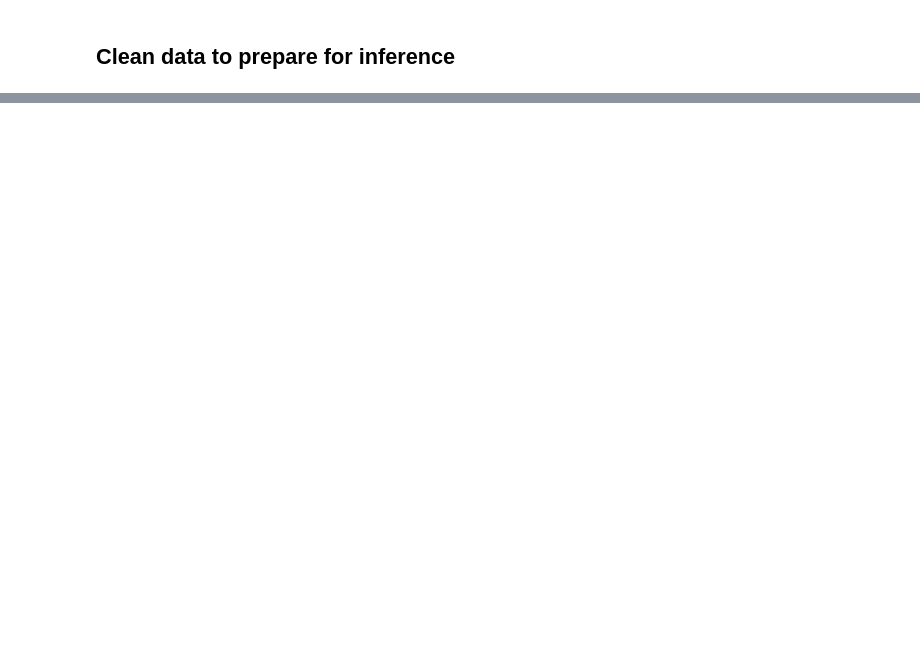
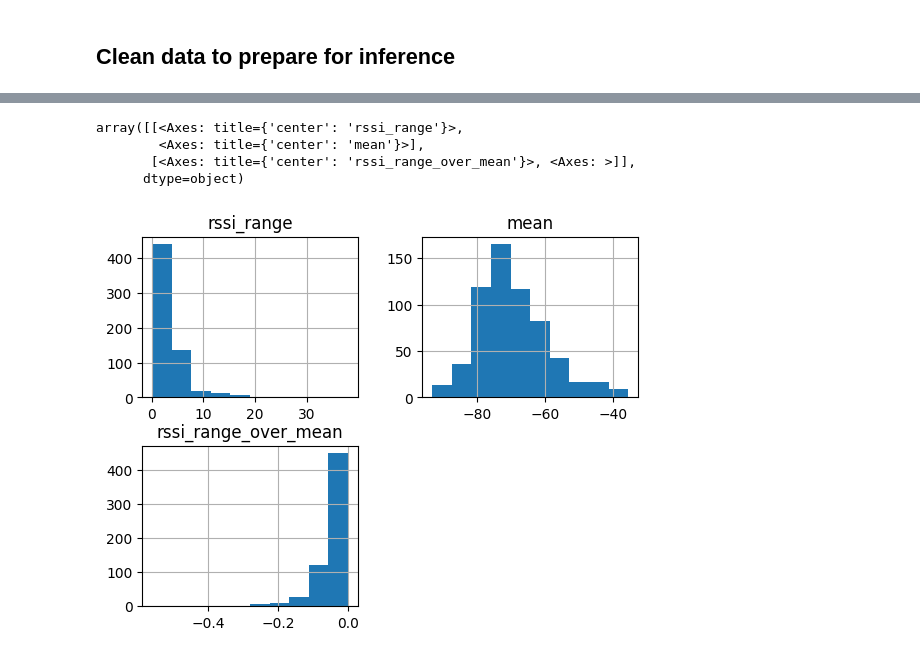
Before and after one commit to kevinzluo/where-my-wifi, a Jupyter notebook: code/data cleaning.ipynb, the cells around one changed output, grey strips where cells are left out. Drawn from its saved outputs; the diff is of its cells as text; code cells hidden in the pictures; blank space fills up the shorter version.

```diff
--- a/code/data cleaning.ipynb
+++ b/code/data cleaning.ipynb
@@ -344,0 +414,12 @@ display(df_clean.head(12))
+# %%
+df_clean.groupby("mid")["rssi_sample"].agg(
+    rssi_range=lambda v: v.max() - v.min(),
+    mean="mean",
+    rssi_range_over_mean=lambda v: (v.max() - v.min()) / v.mean(),
+).hist()
+# %% [output]
+array([[<Axes: title={'center': 'rssi_range'}>,
+        <Axes: title={'center': 'mean'}>],
+       [<Axes: title={'center': 'rssi_range_over_mean'}>, <Axes: >]],
+      dtype=object)
+[figure, added]
```
Also changed, not shown: parts of 34 cells of this notebook, 5 other files.
